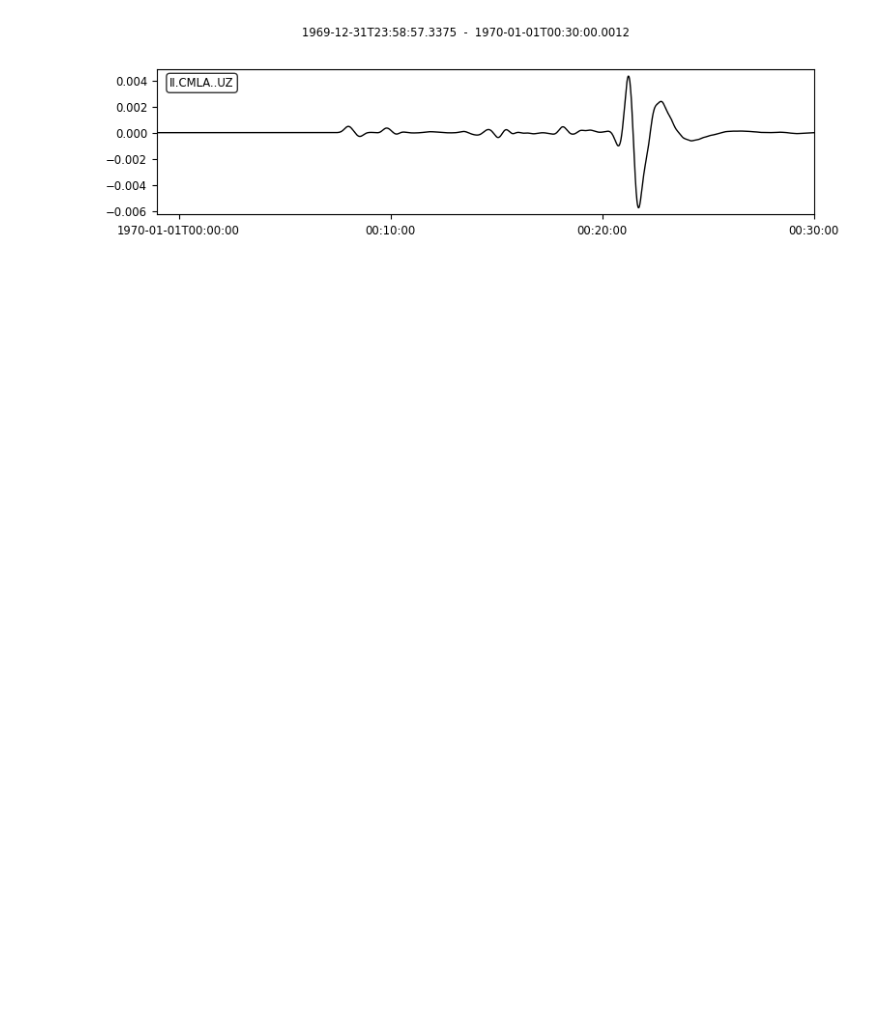
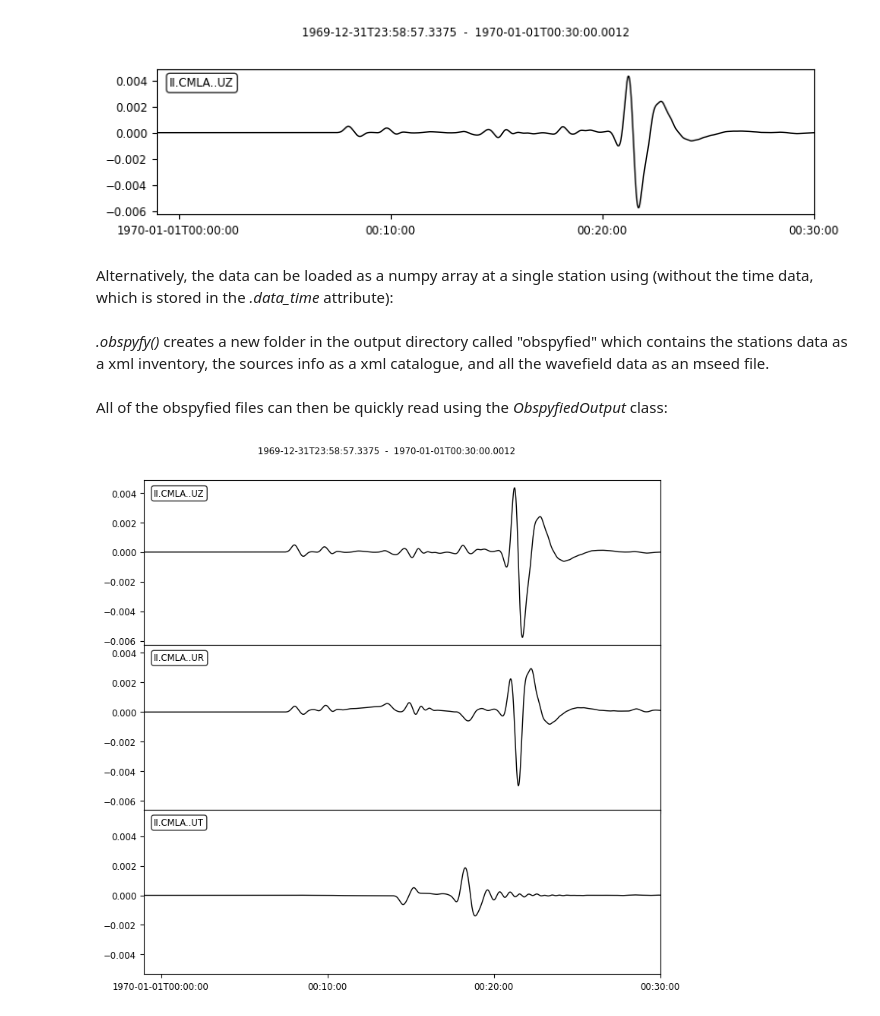
Before and after one commit to Adrian-Mag/AxiSEM3D_Kernels, a Jupyter notebook: examples/example_station_output.ipynb, the cells around one changed output. Drawn from its saved outputs; the diff is of its cells as text; code cells hidden in the pictures; blank space fills up the shorter version.

```diff
--- a/examples/example_station_output.ipynb
+++ b/examples/example_station_output.ipynb
@@ -43,3 +44,5 @@ data.plot()
 plt.show()
 # %% [output]
 [figure]
+# %% [markdown]
+Alternatively, the data can be loaded as a numpy array at a single station using (without the time data, which is stored in the *.data_time* attribute):
@@ -45,0 +51,2 @@ plt.show()
+# %% [markdown]
+*.obspyfy()* creates a new folder in the output directory called "obspyfied" which contains the stations data as a xml inventory, the sources info as a xml catalogue, and all the wavefield data as an mseed file.
@@ -45,0 +55,9 @@ plt.show()
+# %% [markdown]
+All of the obspyfied files can then be quickly read using the *ObspyfiedOutput* class:
+# %%
+from axikernels.core.handlers import obspy_output
+obspyfied_output = obspy_output.ObspyfiedOutput(obspyfied_path='data/EXAMPLE/output/stations/Station_grid/obspyfied')
+obspyfied_output.stream[0:3].plot()
+plt.show()
+# %% [output]
+[figure, added]
```
Also changed, not shown: parts of 12 cells of this notebook, 6 other files.
